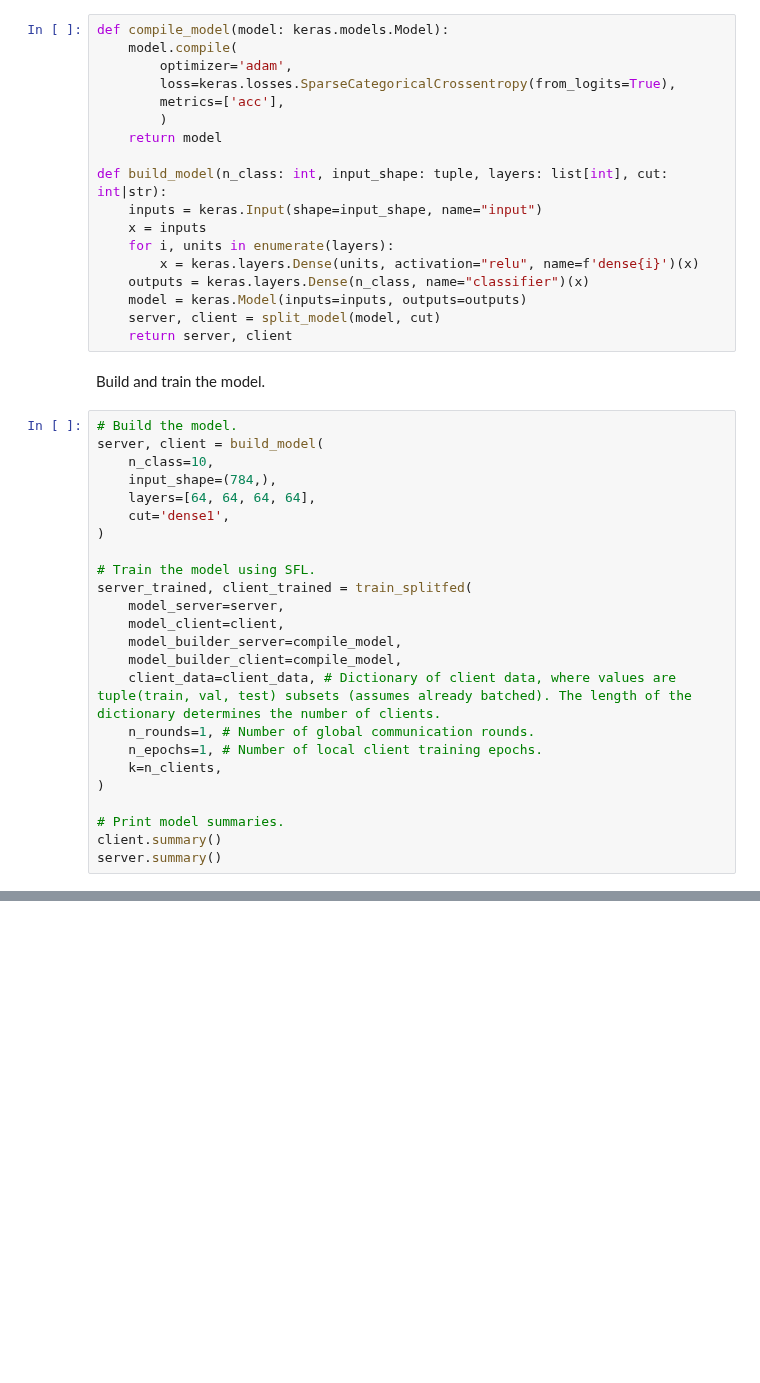
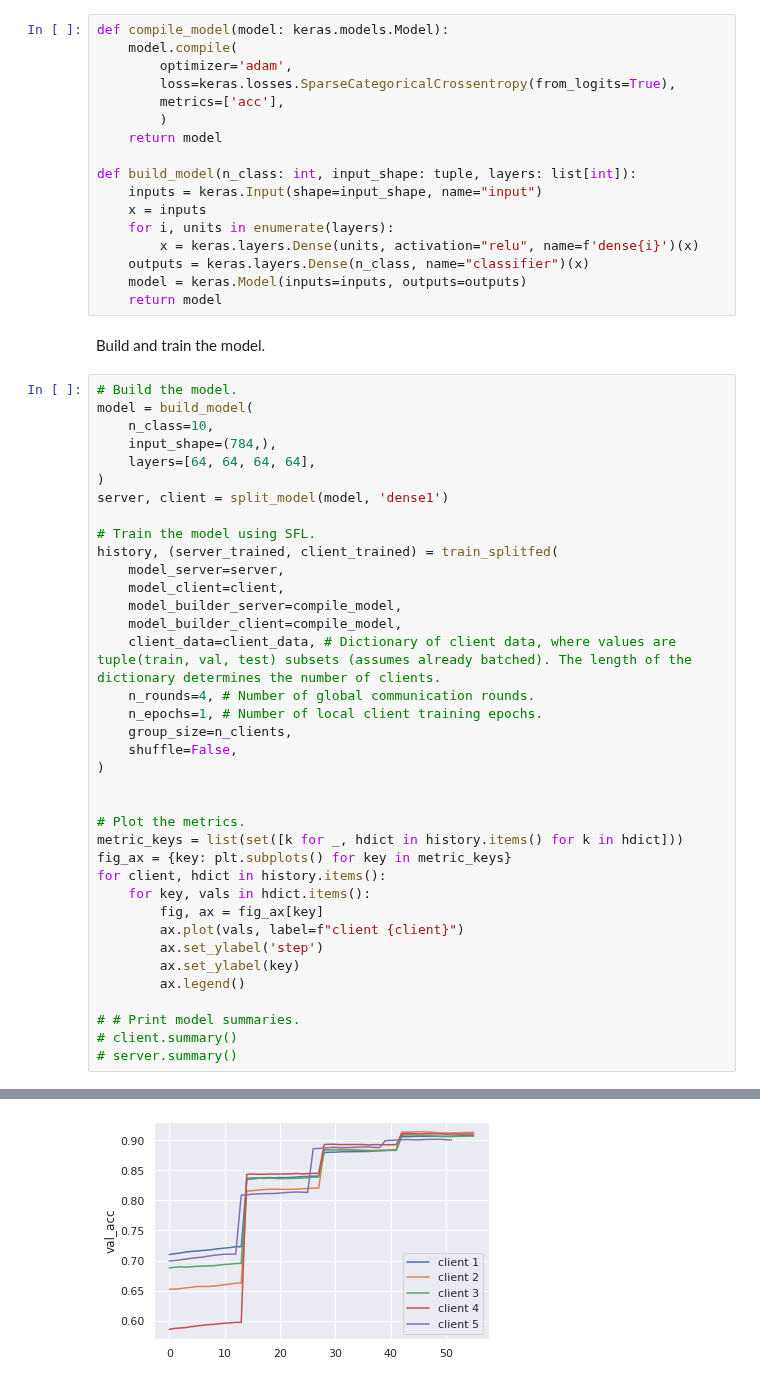
Before and after one commit to zanderman/split-fed-optim, a Jupyter notebook: splitfed.ipynb, the cells around one changed output, grey strips where cells are left out. Cells and saved outputs as stored; diff of their text form; blank space fills up the shorter version.

Commit message:
New SplitFed experiment for MLP - Train split models - Train baseline single model

```diff
--- a/splitfed.ipynb
+++ b/splitfed.ipynb
@@ -1165,39 +1090,51 @@ def compile_model(model: keras.models.Model):
         )
     return model
 
-def build_model(n_class: int, input_shape: tuple, layers: list[int], cut: int|str):
+def build_model(n_class: int, input_shape: tuple, layers: list[int]):
     inputs = keras.Input(shape=input_shape, name="input")
     x = inputs
     for i, units in enumerate(layers):
         x = keras.layers.Dense(units, activation="relu", name=f'dense{i}')(x)
     outputs = keras.layers.Dense(n_class, name="classifier")(x)
     model = keras.Model(inputs=inputs, outputs=outputs)
-    server, client = split_model(model, cut)
-    return server, client
+    return model
 # %% [markdown]
 Build and train the model.
 # %%
 # Build the model.
-server, client = build_model(
+model = build_model(
     n_class=10,
     input_shape=(784,),
     layers=[64, 64, 64, 64],
-    cut='dense1',
 )
+server, client = split_model(model, 'dense1')
 
 # Train the model using SFL.
-server_trained, client_trained = train_splitfed(
+history, (server_trained, client_trained) = train_splitfed(
     model_server=server,
     model_client=client,
     model_builder_server=compile_model,
     model_builder_client=compile_model,
     client_data=client_data, # Dictionary of client data, where values are tuple(train, val, test) subsets (assumes already batched). The length of the dictionary determines the number of clients.
-    n_rounds=1, # Number of global communication rounds.
+    n_rounds=4, # Number of global communication rounds.
     n_epochs=1, # Number of local client training epochs.
-    k=n_clients,
+    group_size=n_clients,
+    shuffle=False,
 )
 
-# Print model summaries.
-client.summary()
-server.summary()
+
+# Plot the metrics.
+metric_keys = list(set([k for _, hdict in history.items() for k in hdict]))
+fig_ax = {key: plt.subplots() for key in metric_keys}
+for client, hdict in history.items():
+    for key, vals in hdict.items():
+        fig, ax = fig_ax[key]
+        ax.plot(vals, label=f"client {client}")
+        ax.set_ylabel('step')
+        ax.set_ylabel(key)
+        ax.legend()
+
+# # Print model summaries.
+# client.summary()
+# server.summary()
 # %% [output]
@@ -1220,0 +1141 @@ _________________________________________________________________
+[figure, added]
```
Also changed, not shown: parts of 6 cells of this notebook.
